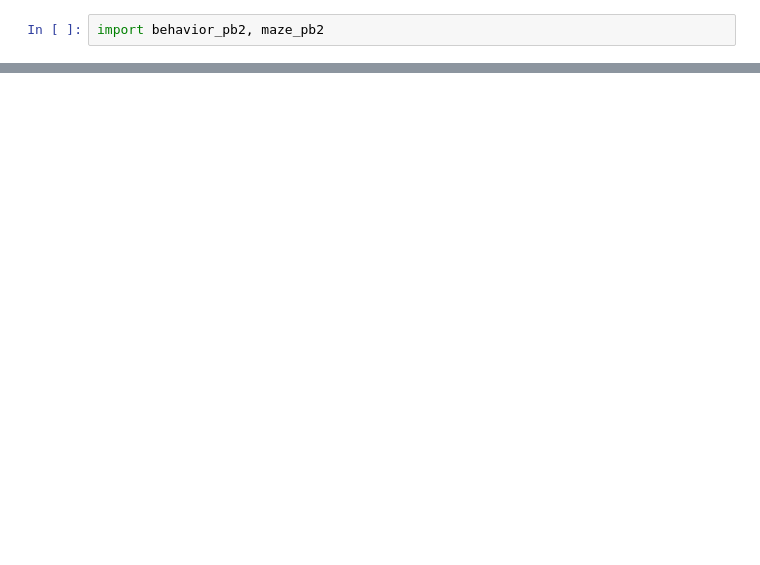
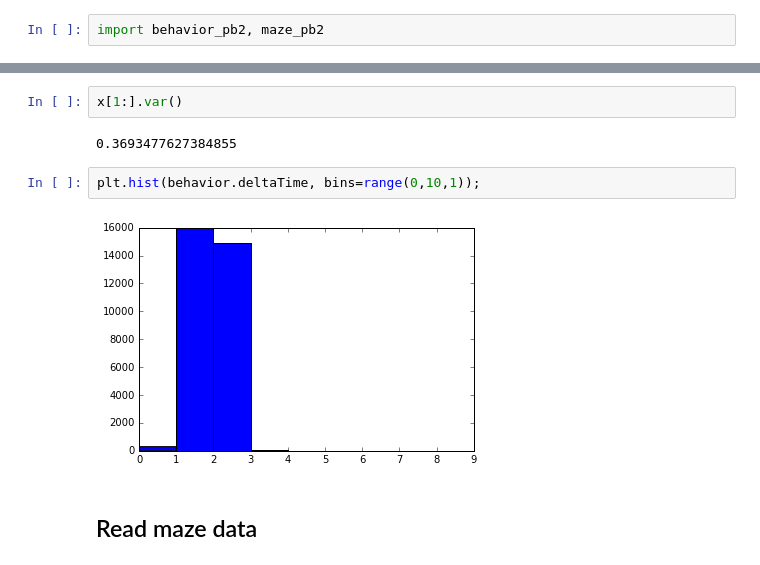
Before and after one commit to sofroniewn/app-mvr, a Jupyter notebook: python/test.ipynb, the cells around one changed output, grey strips where cells are left out. Drawn from its saved outputs; the diff is of its cells as text; blank space fills up the shorter version.

```diff
--- a/python/test.ipynb
+++ b/python/test.ipynb
@@ -35,0 +56,10 @@ behavior = ReadItm('../sessions/000000/behavior/behavior.data', behavior_pb2.Dat
+# %%
+x[1:].var()
+# %% [output]
+0.3693477627384855
+# %%
+plt.hist(behavior.deltaTime, bins=range(0,10,1));
+# %% [output]
+[figure, added]
+# %% [markdown]
+## Read maze data
```
Also changed, not shown: parts of 18 cells of this notebook, 5 other files.
